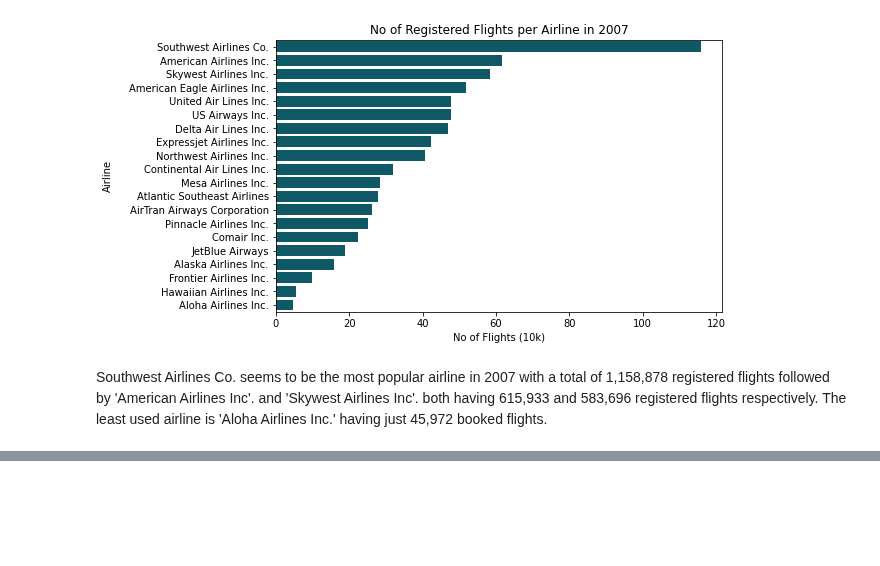
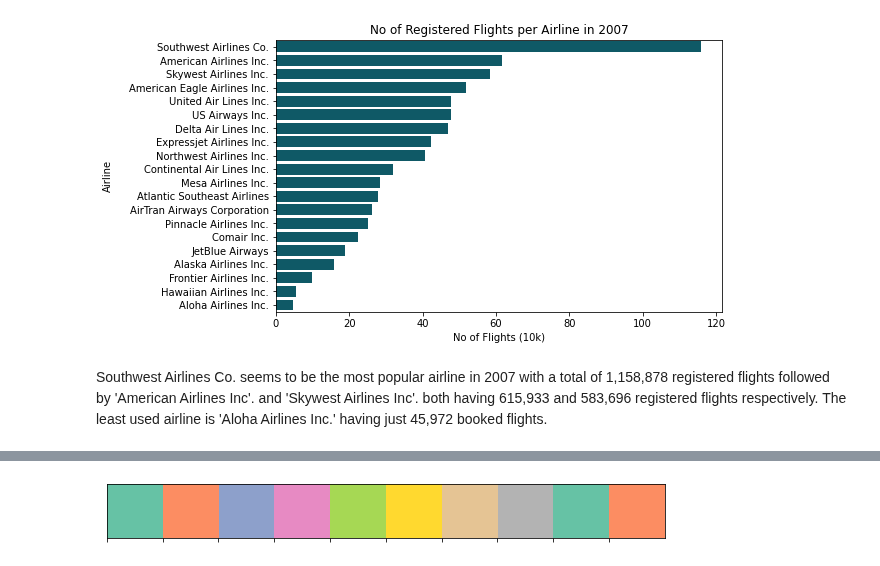
Before and after one commit to EsosaOrumwese/ALX-T-Nanodegree, a Jupyter notebook: Data Analytics/Projects/Airline On-Time Performance Data/eda_act.ipynb, the cells around one changed output, grey strips where cells are left out. Drawn from its saved outputs; the diff is of its cells as text; code cells hidden in the pictures; blank space fills up the shorter version.

```diff
--- a/Data Analytics/Projects/Airline On-Time Performance Data/eda_act.ipynb
+++ b/Data Analytics/Projects/Airline On-Time Performance Data/eda_act.ipynb
@@ -493,0 +511,6 @@ Southwest Airlines Co. seems to be the most popular airline in 2007 with a total
+# %%
+# choosing color palette
+sns.palplot(sns.color_palette('Set2',10))
+colors = sns.color_palette('Set2')[0:5]
+# %% [output]
+[figure, added]
```
Also changed, not shown: parts of 20 cells of this notebook.
